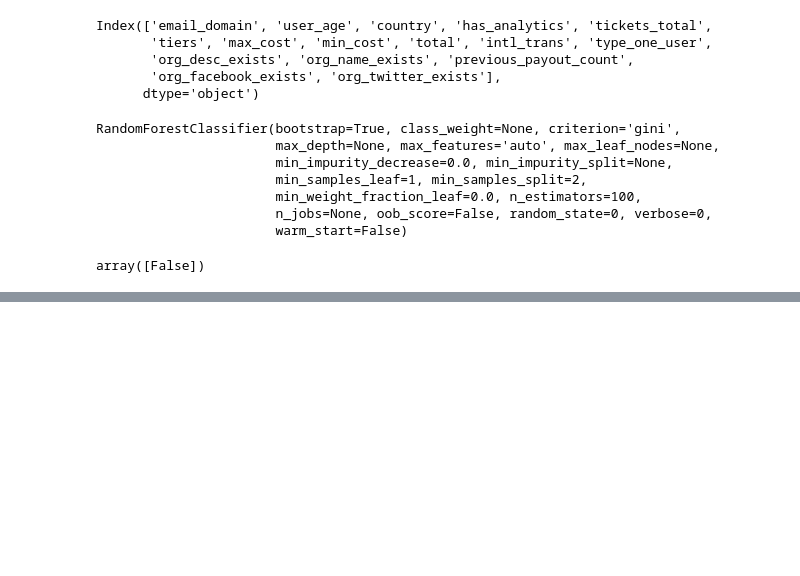
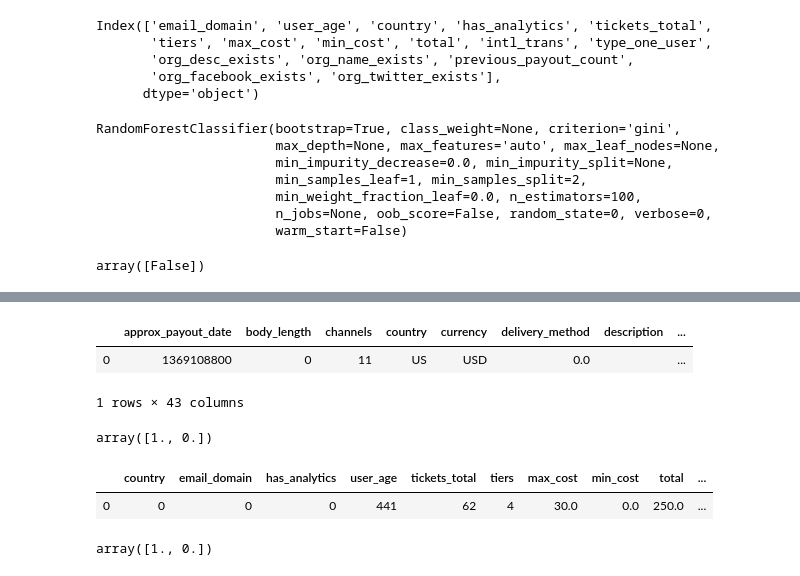
Before and after one commit to taylorjbritt/fraudcasestudy, a Jupyter notebook: notebooks/predict.ipynb, the cells around one changed output, grey strips where cells are left out. Drawn from its saved outputs; the diff is of its cells as text; code cells hidden in the pictures; blank space fills up the shorter version.

```diff
--- a/notebooks/predict.ipynb
+++ b/notebooks/predict.ipynb
@@ -280,0 +319,2 @@ array([False])
+# %%
+x = get_page()
@@ -280,0 +323,19 @@ array([False])
+# %%
+x2
+# %% [output]
+|  | approx_payout_date | body_length | channels | country | currency | delivery_method | description | ... |
+| 0 | 1369108800 | 0 | 11 | US | USD | 0.0 |  | ... |
+1 rows × 43 columns
+# %%
+predict_fraud(x2, model)
+# %% [output]
+array([1., 0.])
+# %%
+x
+# %% [output]
+|  | country | email_domain | has_analytics | user_age | tickets_total | tiers | max_cost | min_cost | total | ... |
+| 0 | 0 | 0 | 0 | 441 | 62 | 4 | 30.0 | 0.0 | 250.0 | ... |
+# %%
+predict_fraud(x, model)
+# %% [output]
+array([1., 0.])
```
Also changed, not shown: parts of 25 cells of this notebook, 2 other files.
